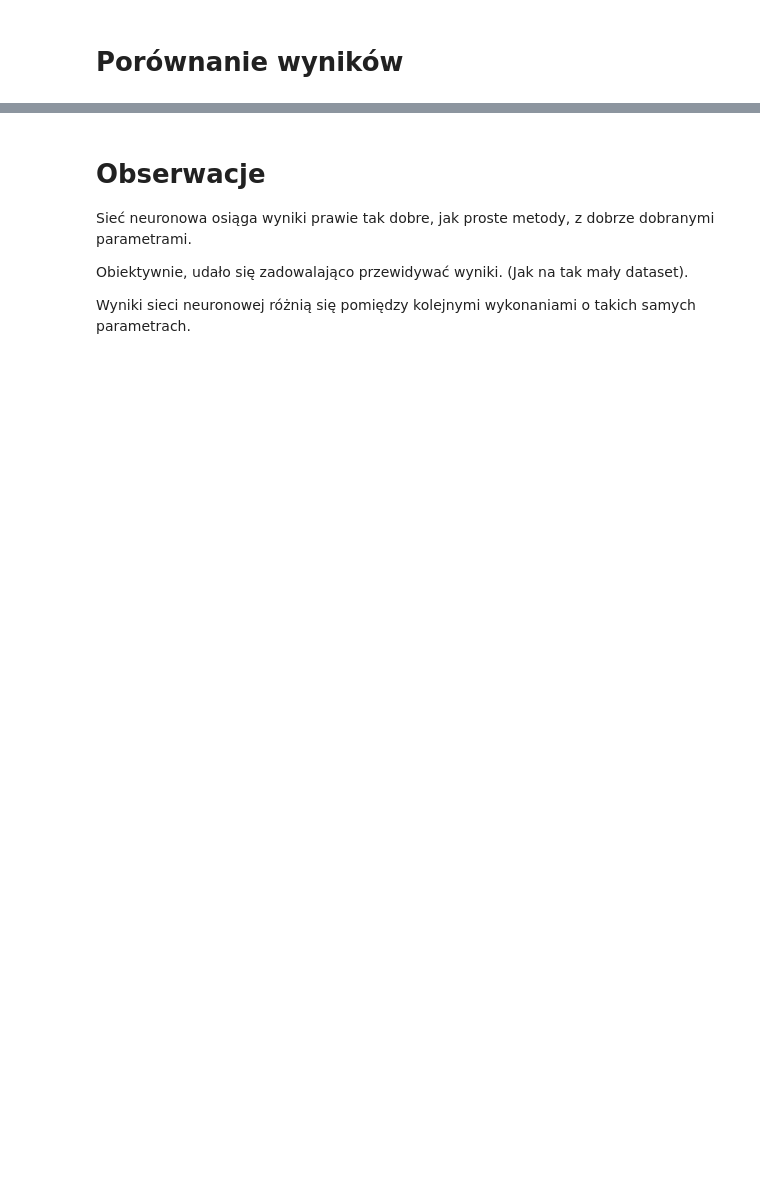
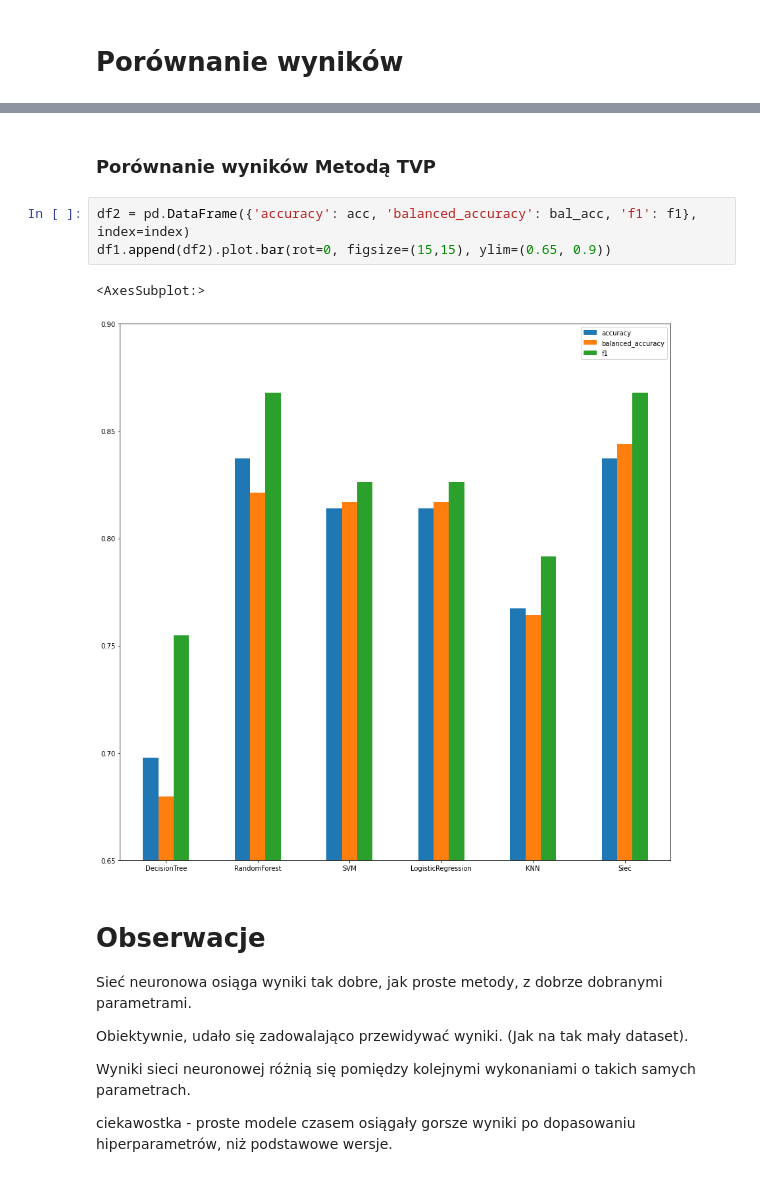
Before and after one commit to mgwoozdz/PSI_project, a Jupyter notebook: campus_recruitment.ipynb, the cells around one changed output, grey strips where cells are left out. Saved outputs shown, nothing was run; the diff lists cells and outputs as text; blank space fills up the shorter version.

```diff
--- a/campus_recruitment.ipynb
+++ b/campus_recruitment.ipynb
@@ -735,8 +738,18 @@ df1.append(df2).plot.bar(rot=0, figsize=(15,15))
+# %% [markdown]
+### Porównanie wyników Metodą TVP
+# %%
+df2 = pd.DataFrame({'accuracy': acc, 'balanced_accuracy': bal_acc, 'f1': f1}, index=index)
+df1.append(df2).plot.bar(rot=0, figsize=(15,15), ylim=(0.65, 0.9))
+# %% [output]
+<AxesSubplot:>
+[figure, added]
 # %% [markdown]
 # Obserwacje
 
-Sieć neuronowa osiąga wyniki prawie tak dobre, jak proste metody, z dobrze dobranymi parametrami.
+Sieć neuronowa osiąga wyniki tak dobre, jak proste metody, z dobrze dobranymi parametrami.
 
 Obiektywnie, udało się zadowalająco przewidywać wyniki. (Jak na tak mały dataset).
 
 Wyniki sieci neuronowej różnią się pomiędzy kolejnymi wykonaniami o takich samych parametrach.
+
+ciekawostka - proste modele czasem osiągały gorsze wyniki po dopasowaniu hiperparametrów, niż podstawowe wersje.
```
Also changed, not shown: parts of 27 cells of this notebook.
